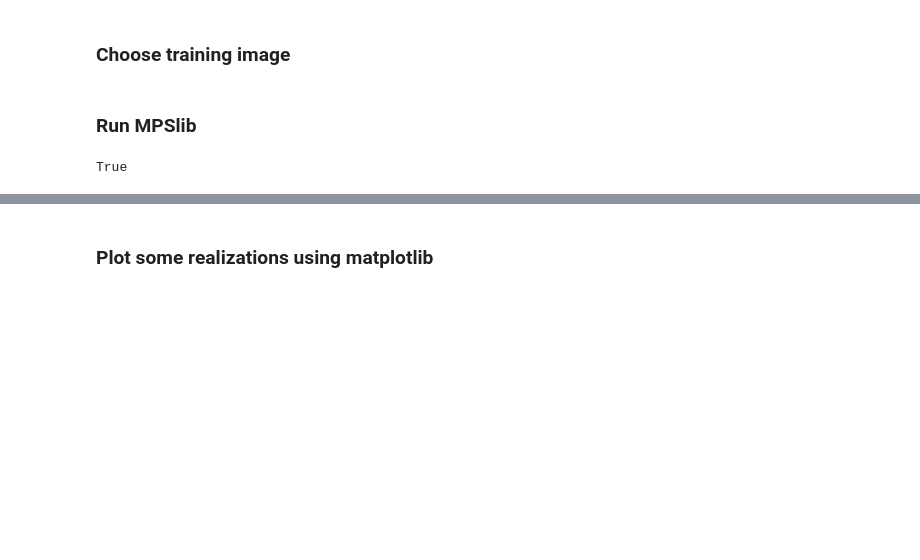
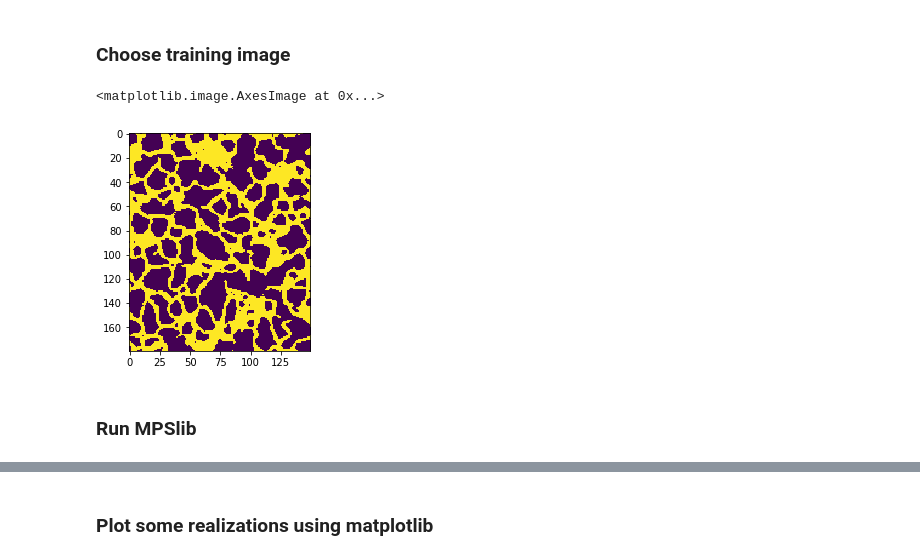
Before and after one commit to cultpenguin/sippi-all, a Jupyter notebook: scikit-mps/examples/mpslib_getting_started.ipynb, the cells around one changed output, grey strips where cells are left out. Cells and saved outputs as stored; diff of their text form; code cells hidden in the pictures; blank space fills up the shorter version.

```diff
--- a/scikit-mps/examples/mpslib_getting_started.ipynb
+++ b/scikit-mps/examples/mpslib_getting_started.ipynb
@@ -29,6 +46,7 @@ O.par['ti_fnam']=TI_filename
+# %%
+plt.imshow(TI[:,:,0])
+# %% [output]
+<matplotlib.image.AxesImage at 0x...>
+[figure, added]
 # %% [markdown]
 ### Run MPSlib
-# %%
-O.run()
-# %% [output]
-True
```
Also changed, not shown: parts of 5 cells of this notebook, 2 other files.
